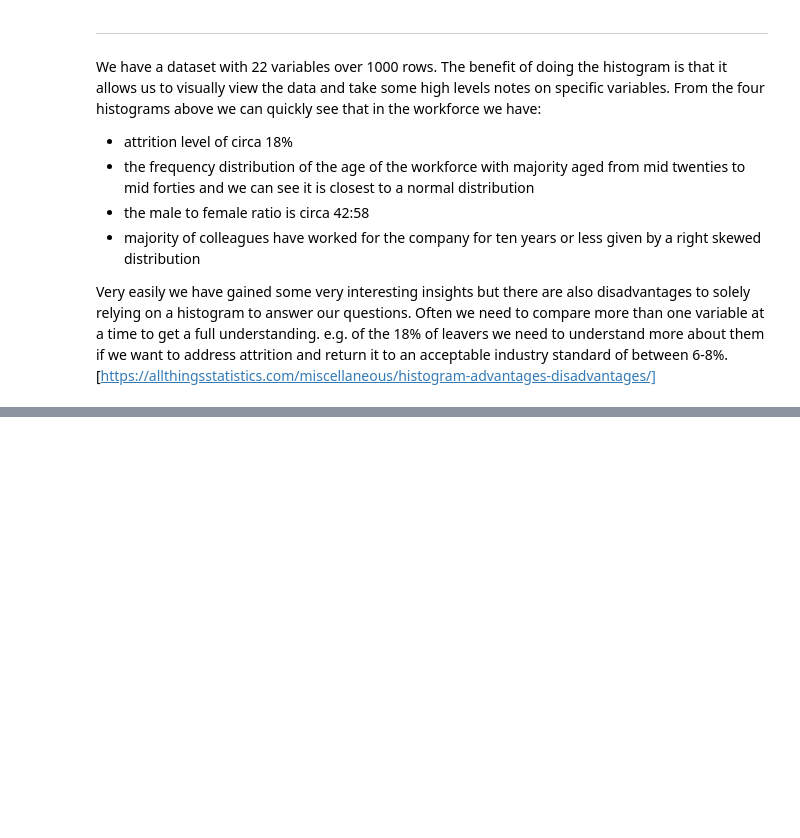
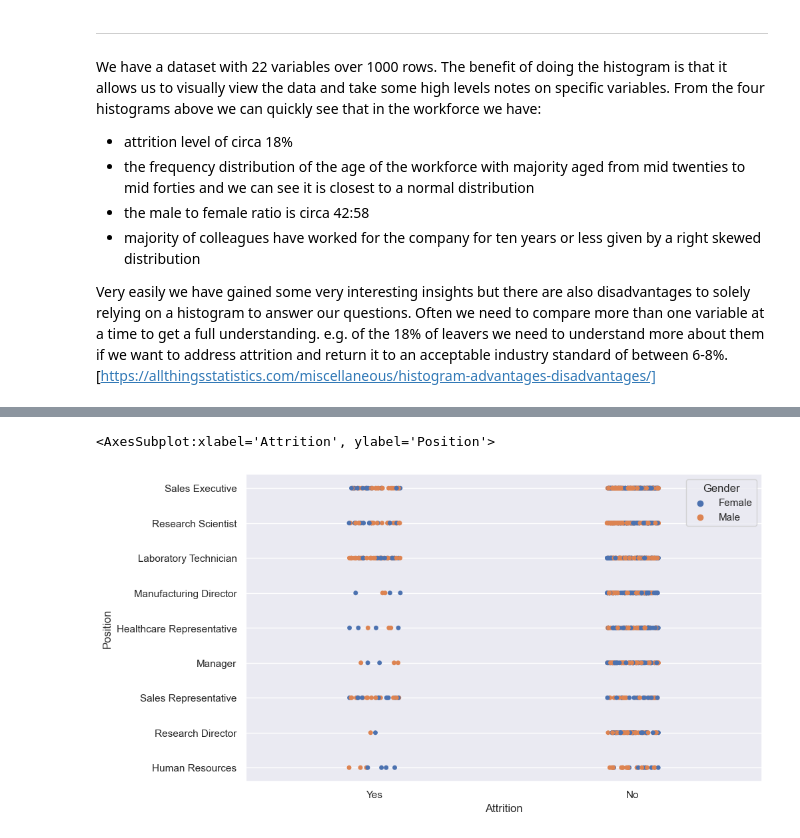
Before and after one commit to SaydsC/PfDAProject1, a Jupyter notebook: Project 1 PfDA.ipynb, the cells around one changed output, grey strips where cells are left out. Cells and saved outputs as stored; diff of their text form; code cells hidden in the pictures; blank space fills up the shorter version.

```diff
--- a/Project 1 PfDA.ipynb
+++ b/Project 1 PfDA.ipynb
@@ -124,0 +126,6 @@ https://github.com/adam-p/markdown-here/wiki/Markdown-Cheatsheet?msclkid=29ec18e
+# %%
+f=plt.figure(figsize=(10, 6))
+sns.stripplot(x="Attrition", y="Position", hue="Gender", data=attrition)
+# %% [output]
+<AxesSubplot:xlabel='Attrition', ylabel='Position'>
+[figure, added]
```
Also changed, not shown: parts of 14 cells of this notebook.
